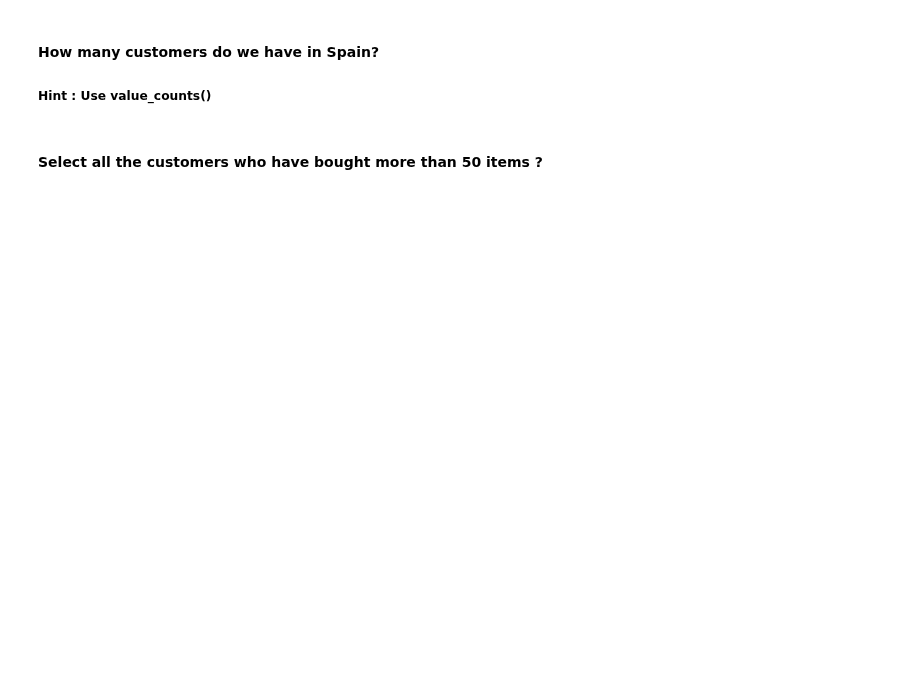
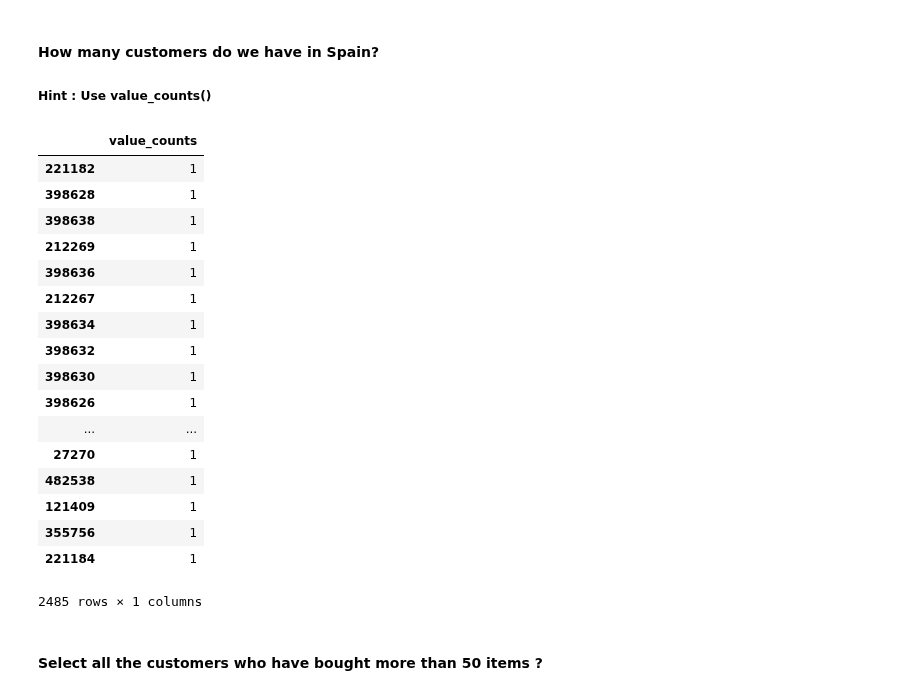
Before and after one commit to davidlafuentem/data-labs, a Jupyter notebook: module-2/lab-subsetting-and-descriptive-stats/your-code/main.ipynb, the cells around one changed output. Saved outputs shown, nothing was run; the diff lists cells and outputs as text; code cells hidden in the pictures; blank space fills up the shorter version.

```diff
--- a/module-2/lab-subsetting-and-descriptive-stats/your-code/main.ipynb
+++ b/module-2/lab-subsetting-and-descriptive-stats/your-code/main.ipynb
@@ -394,6 +406,26 @@ memory usage: 42.5+ MB
 ##### Hint : Use value_counts()
 # %%
 # your answer here
+orders['Unnamed: 0'][orders['Country'] == 'Spain'].agg(['value_counts'])
+# %% [output]
+|  | value_counts |
+| 221182 | 1 |
+| 398628 | 1 |
+| 398638 | 1 |
+| 212269 | 1 |
+| 398636 | 1 |
+| 212267 | 1 |
+| 398634 | 1 |
+| 398632 | 1 |
+| 398630 | 1 |
+| 398626 | 1 |
+| ... | ... |
+| 27270 | 1 |
+| 482538 | 1 |
+| 121409 | 1 |
+| 355756 | 1 |
+| 221184 | 1 |
+2485 rows × 1 columns
 # %% [markdown]
 #### Select all the customers who have bought more than 50 items ?
 # %%
```
Also changed, not shown: parts of 12 cells of this notebook.
